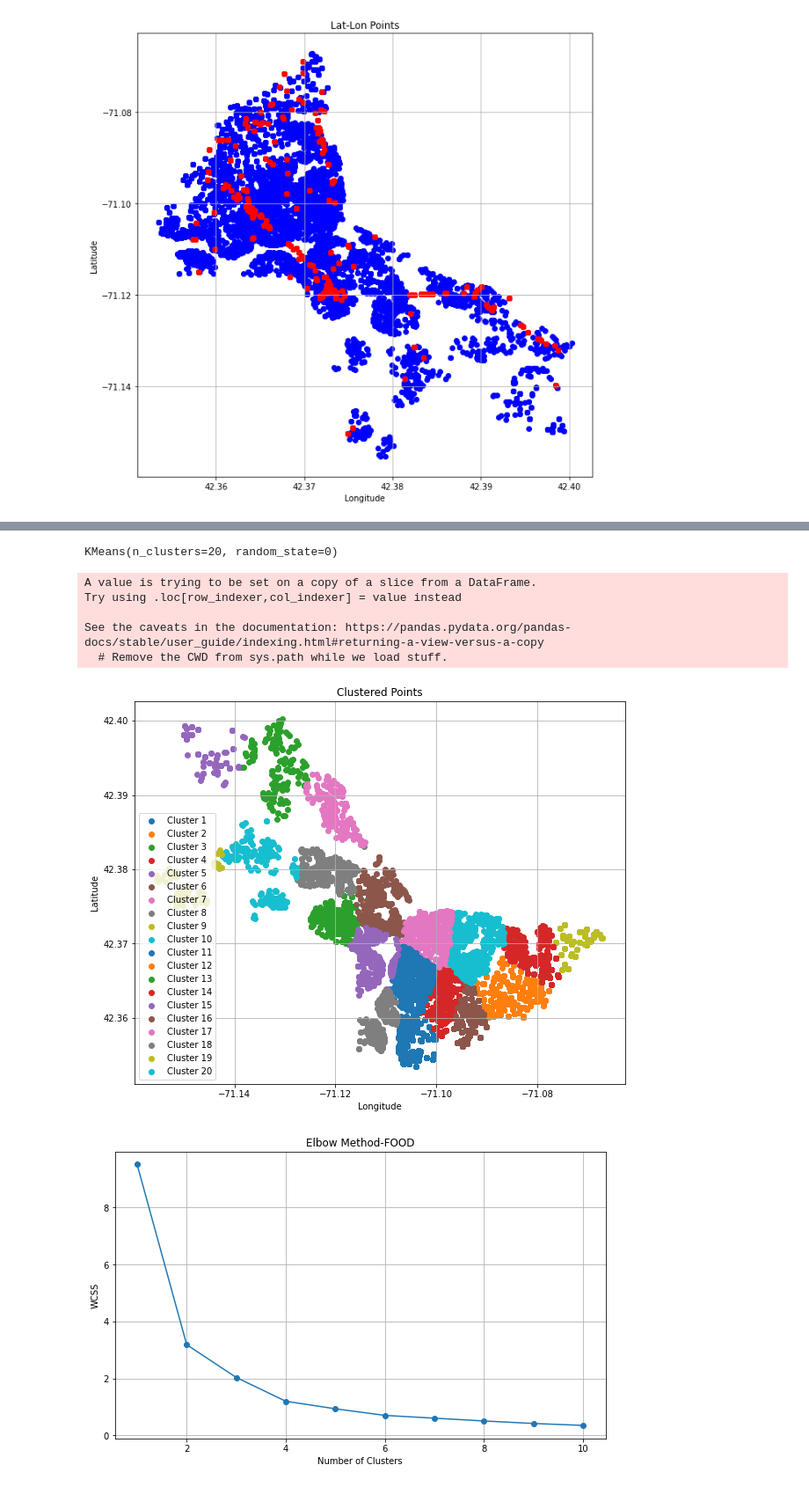
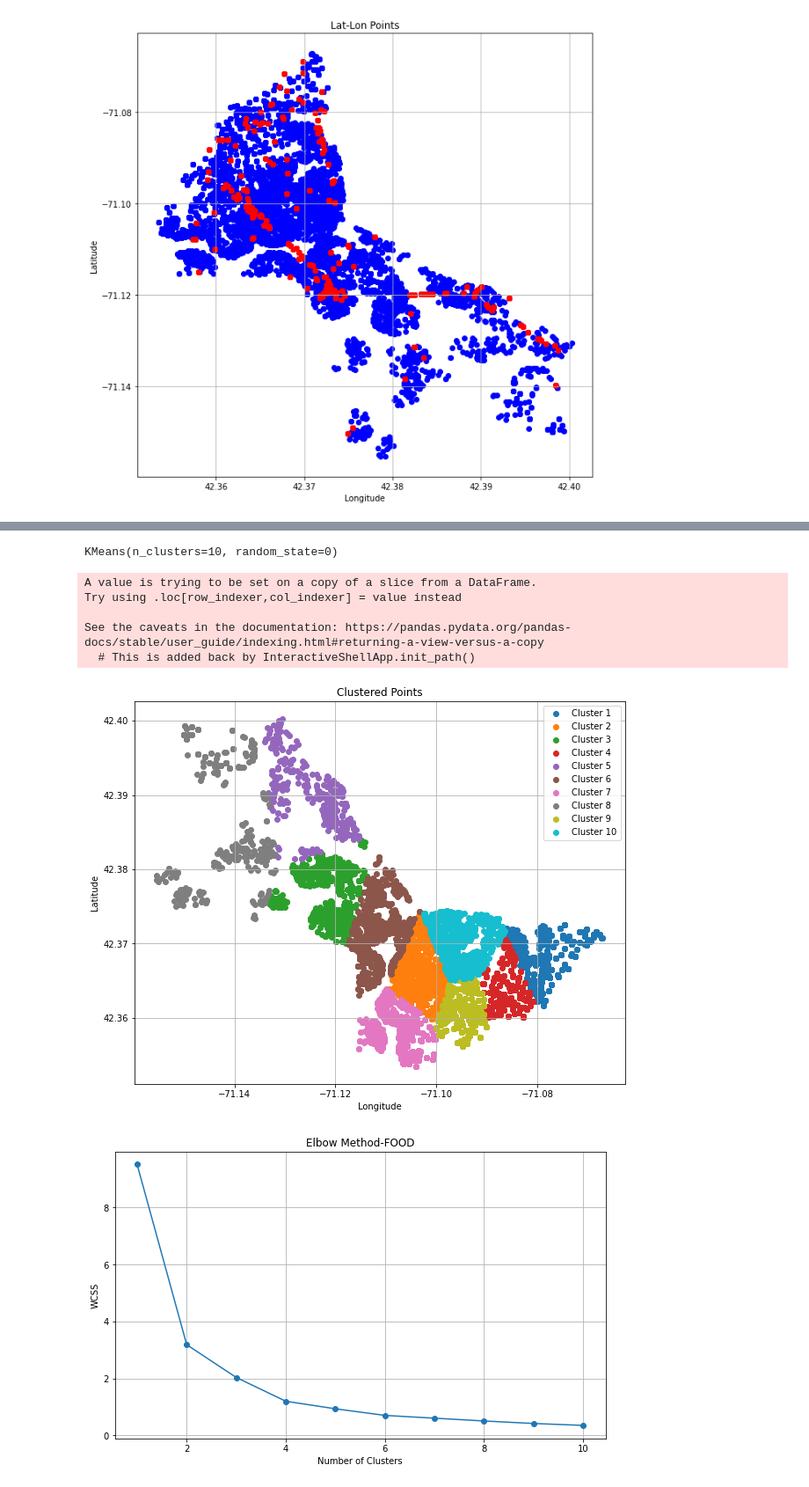
Before and after one commit to CityScope/MobilityTable_SanSebastian, a Jupyter notebook: preprocessing/DemandClusters.ipynb, the cells around one changed output, grey strips where cells are left out. Shown at 88% size. Cells and saved outputs as stored; diff of their text form; code cells hidden in the pictures.

Commit message:
demand clusters python

```diff
--- a/preprocessing/DemandClusters.ipynb
+++ b/preprocessing/DemandClusters.ipynb
@@ -64,34 +68,35 @@ See the caveats in the documentation: https://pandas.pydata.org/pandas-docs/stab
 # %%
 ##FOOD CLUSTERS###
 
 
 # Number of clusters
-num_clusters = 4  # You can adjust this based on your needs
+num_clusters = 10  # You can adjust this based on your needs
 
 # Fit KMeans model
 kmeans = KMeans(n_clusters=num_clusters, random_state=0)
+
 print(kmeans)
 df_user_pt['cluster'] = kmeans.fit_predict(df_user_pt[['start_lat', 'start_lon']])
 
 # Create a scatter plot for each cluster
 plt.figure(figsize=(10, 8))  # Adjust the figure size if needed
 for cluster_num in range(num_clusters):
     cluster_points = df_user_pt[df_user_pt['cluster'] == cluster_num]
     plt.scatter(cluster_points['start_lon'], cluster_points['start_lat'], label=f'Cluster {cluster_num + 1}')
 plt.xlabel('Longitude')
 plt.ylabel('Latitude')
 plt.title('Clustered Points')
 plt.grid(True)
 plt.legend()
 plt.show()
 # %% [output]
-KMeans(n_clusters=20, random_state=0)
+KMeans(n_clusters=10, random_state=0)
 A value is trying to be set on a copy of a slice from a DataFrame.
 Try using .loc[row_indexer,col_indexer] = value instead
 
 See the caveats in the documentation: https://pandas.pydata.org/pandas-docs/stable/user_guide/indexing.html#returning-a-view-versus-a-copy
-  # Remove the CWD from sys.path while we load stuff.
+  # This is added back by InteractiveShellApp.init_path()
-[figure, old version]
+[figure, new version]
 # %%
 # Calculate WCSS for different number of clusters
 wcss = []
```
Also changed, not shown: parts of 17 cells of this notebook, 2 other files.
